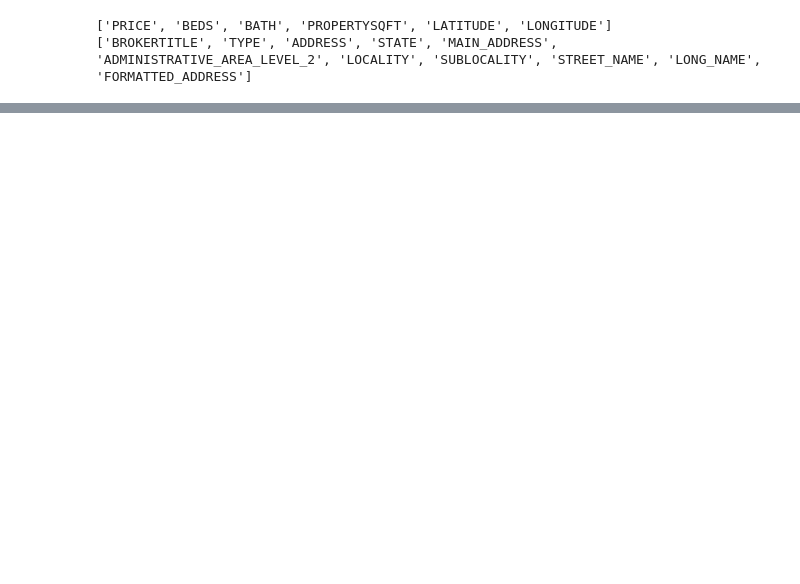
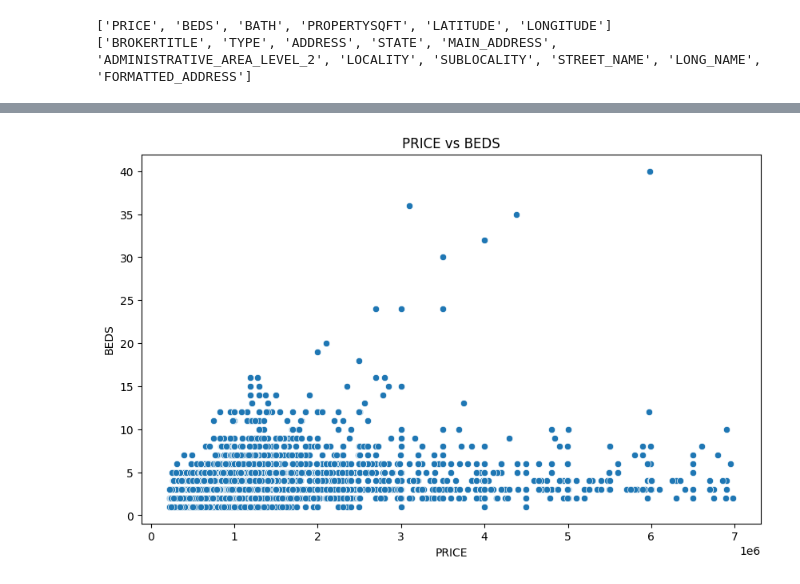
Before and after one commit to amanpreet60/Market_ml_system, a Jupyter notebook: analysis/EDA.ipynb, the cells around one changed output, grey strips where cells are left out. Cells and saved outputs as stored; diff of their text form; code cells hidden in the pictures; blank space fills up the shorter version.

```diff
--- a/analysis/EDA.ipynb
+++ b/analysis/EDA.ipynb
@@ -59,0 +154,18 @@ scatter_plot().my_plot(df,'LATITUDE','LONGITUDE')
+# %%
+# Bivariate analysis : numerica/numerical
+
+# scatter_plot().my_plot(df,'PRICE','BEDS')
+
+# There was one major outlier, so I am removing that to better visualise
+# outliers will be handeled later in detail
+
+lower_limit = df['PRICE'].quantile(0.05)  # 5th percentile
+upper_limit = df['PRICE'].quantile(0.95)  # 95th percentile
+# Cap values
+df = df[(df['PRICE'] >= lower_limit) & (df['PRICE'] <= upper_limit)]
+# %%
+scatter_plot().my_plot(df,'PRICE','BEDS')
+
+# After removing that 1 outlier
+# %% [output]
+[figure, added]
```
Also changed, not shown: parts of 19 cells of this notebook, 2 other files.
